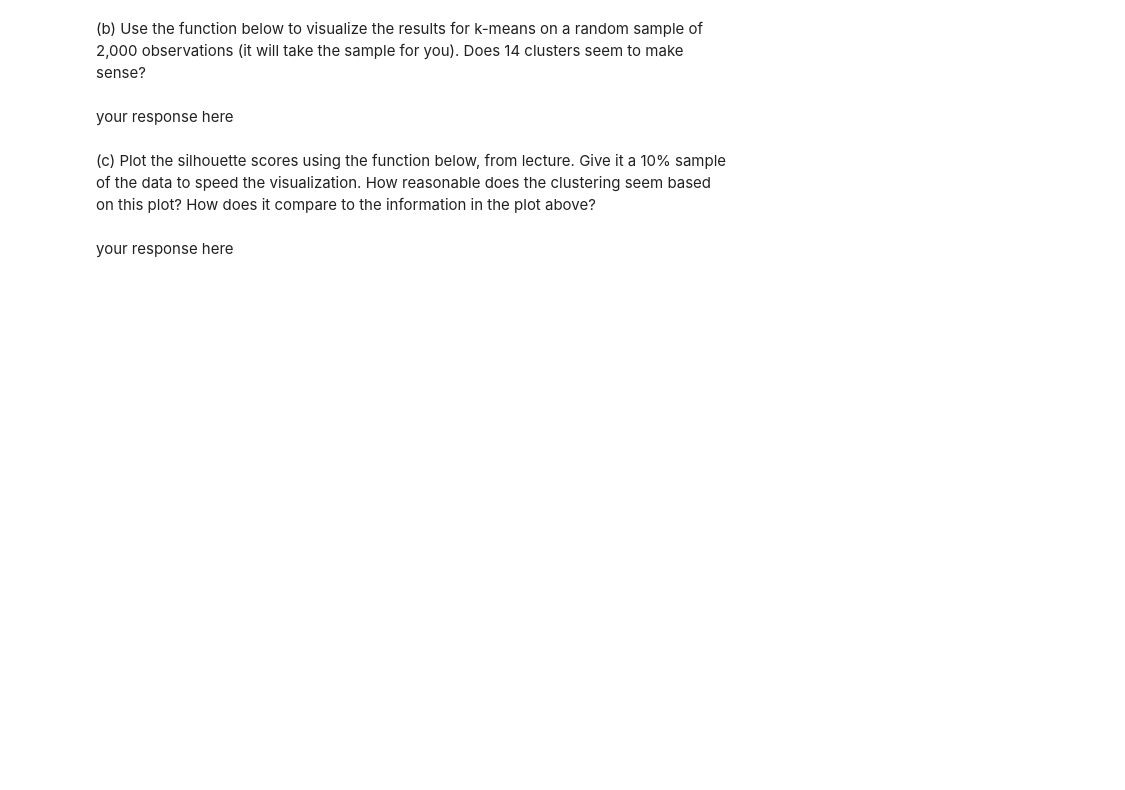
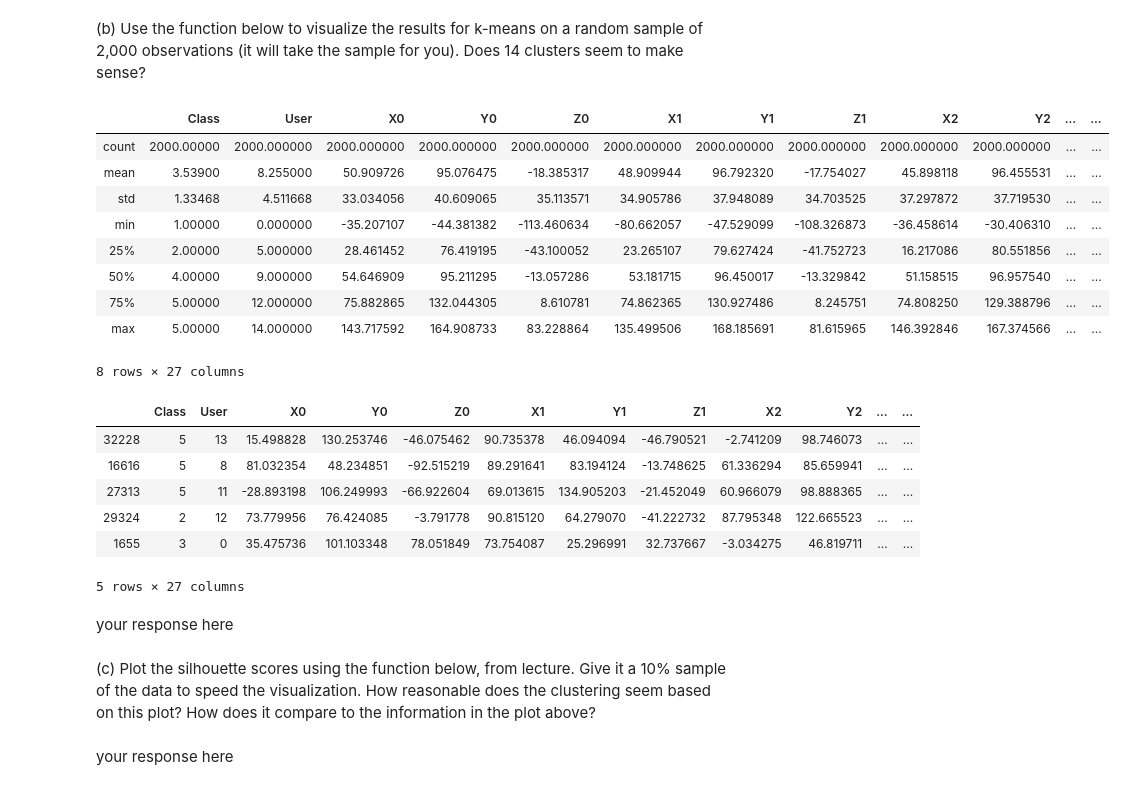
Before and after one commit to gurdeep101/2020-CS109B, a Jupyter notebook: content/homeworks/hw02/notebook/cs109b_hw2.ipynb, the cells around one changed output. Drawn from its saved outputs; the diff is of its cells as text; code cells hidden in the pictures; blank space fills up the shorter version.

```diff
--- a/content/homeworks/hw02/notebook/cs109b_hw2.ipynb
+++ b/content/homeworks/hw02/notebook/cs109b_hw2.ipynb
@@ -84,0 +128,6 @@ Start by reading the dataset into a pandas data frame.
+# %%
+# run kmeans
+handy_kmeans = KMeans(n_clusters = 14, init = 'random', n_init = 46, random_state = 109).fit(handy)
+# %%
+handy['keans_result'] = handy_kmeans.labels_
+handy.head()
@@ -135,3 +190,25 @@ def plot_clusters(full_data, group_col, scaling_mode):
+# %%
+handy_sample = handy.sample(2000)
+display(handy_sample.describe())
+handy_sample.head()
+# %% [output]
+|  | Class | User | X0 | Y0 | Z0 | X1 | Y1 | Z1 | X2 | Y2 | ... | ... |
+| count | 2000.00000 | 2000.000000 | 2000.000000 | 2000.000000 | 2000.000000 | 2000.000000 | 2000.000000 | 2000.000000 | 2000.000000 | 2000.000000 | ... | ... |
+| mean | 3.53900 | 8.255000 | 50.909726 | 95.076475 | -18.385317 | 48.909944 | 96.792320 | -17.754027 | 45.898118 | 96.455531 | ... | ... |
+| std | 1.33468 | 4.511668 | 33.034056 | 40.609065 | 35.113571 | 34.905786 | 37.948089 | 34.703525 | 37.297872 | 37.719530 | ... | ... |
+| min | 1.00000 | 0.000000 | -35.207107 | -44.381382 | -113.460634 | -80.662057 | -47.529099 | -108.326873 | -36.458614 | -30.406310 | ... | ... |
+| 25% | 2.00000 | 5.000000 | 28.461452 | 76.419195 | -43.100052 | 23.265107 | 79.627424 | -41.752723 | 16.217086 | 80.551856 | ... | ... |
+| 50% | 4.00000 | 9.000000 | 54.646909 | 95.211295 | -13.057286 | 53.181715 | 96.450017 | -13.329842 | 51.158515 | 96.957540 | ... | ... |
+| 75% | 5.00000 | 12.000000 | 75.882865 | 132.044305 | 8.610781 | 74.862365 | 130.927486 | 8.245751 | 74.808250 | 129.388796 | ... | ... |
+| max | 5.00000 | 14.000000 | 143.717592 | 164.908733 | 83.228864 | 135.499506 | 168.185691 | 81.615965 | 146.392846 | 167.374566 | ... | ... |
+8 rows × 27 columns
+|  | Class | User | X0 | Y0 | Z0 | X1 | Y1 | Z1 | X2 | Y2 | ... | ... |
+| 32228 | 5 | 13 | 15.498828 | 130.253746 | -46.075462 | 90.735378 | 46.094094 | -46.790521 | -2.741209 | 98.746073 | ... | ... |
+| 16616 | 5 | 8 | 81.032354 | 48.234851 | -92.515219 | 89.291641 | 83.194124 | -13.748625 | 61.336294 | 85.659941 | ... | ... |
+| 27313 | 5 | 11 | -28.893198 | 106.249993 | -66.922604 | 69.013615 | 134.905203 | -21.452049 | 60.966079 | 98.888365 | ... | ... |
+| 29324 | 2 | 12 | 73.779956 | 76.424085 | -3.791778 | 90.815120 | 64.279070 | -41.222732 | 87.795348 | 122.665523 | ... | ... |
+| 1655 | 3 | 0 | 35.475736 | 101.103348 | 78.051849 | 73.754087 | 25.296991 | 32.737667 | -3.034275 | 46.819711 | ... | ... |
+5 rows × 27 columns
 # %% [markdown]
 your response here
 # %% [markdown]
```
Also changed, not shown: parts of 7 cells of this notebook.
